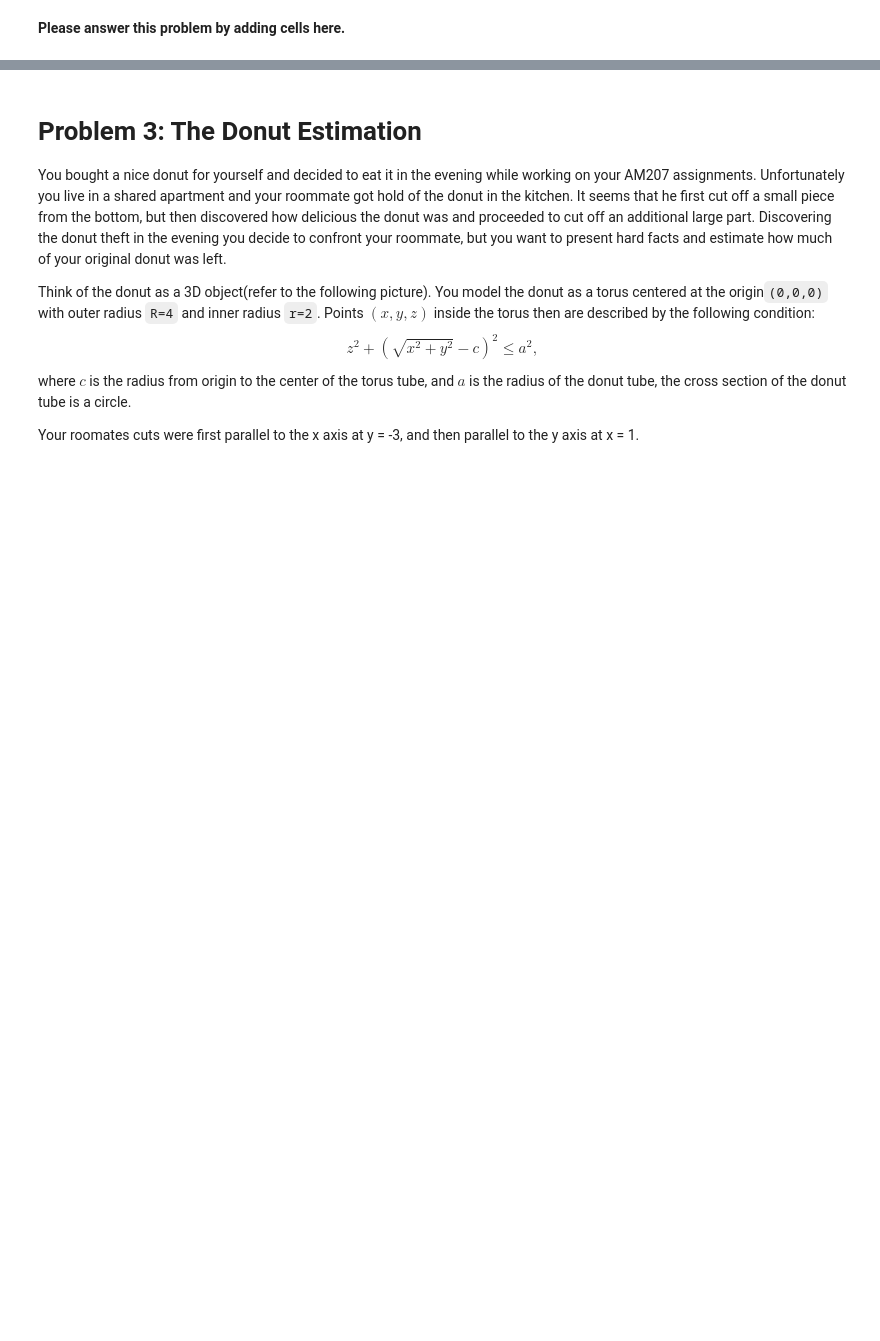
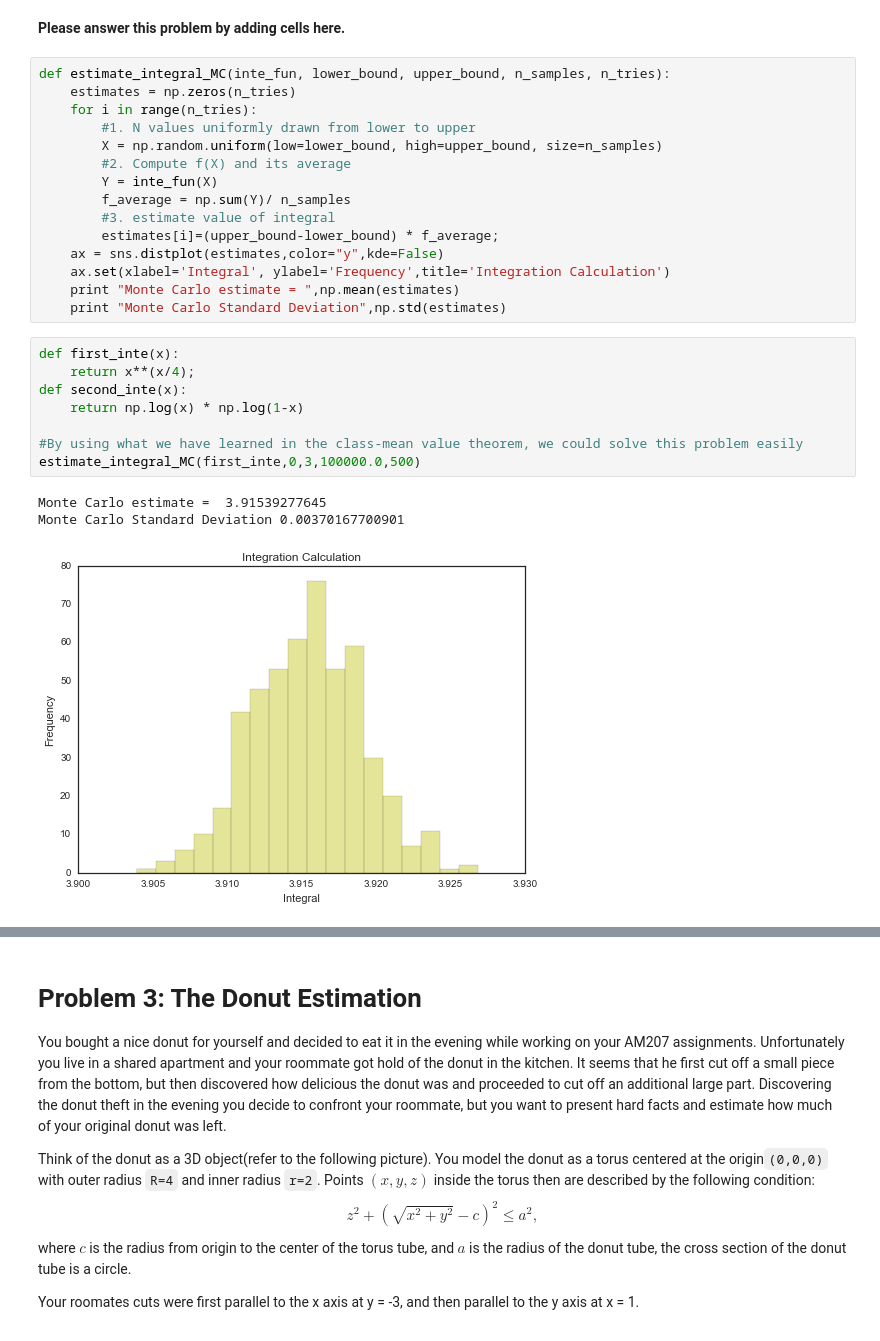
Before and after one commit to xdai1091/2016, a Jupyter notebook: Homework/AM207-Xingchi_Dai_HW1.ipynb, the cells around one changed output, grey strips where cells are left out. Saved outputs shown, nothing was run; the diff lists cells and outputs as text; blank space fills up the shorter version.

```diff
--- a/Homework/AM207-Xingchi_Dai_HW1.ipynb
+++ b/Homework/AM207-Xingchi_Dai_HW1.ipynb
@@ -64,3 +119,30 @@ Test your function by solving the following integrals:
 * $ \int_0^1 \log x \cdot \log(1-x) \,dx $.
 # %% [markdown]
 **Please answer this problem by adding cells here.**
+# %%
+def estimate_integral_MC(inte_fun, lower_bound, upper_bound, n_samples, n_tries):
+    estimates = np.zeros(n_tries)
+    for i in range(n_tries):
+        #1. N values uniformly drawn from lower to upper
+        X = np.random.uniform(low=lower_bound, high=upper_bound, size=n_samples)
+        #2. Compute f(X) and its average
+        Y = inte_fun(X)
+        f_average = np.sum(Y)/ n_samples
+        #3. estimate value of integral
+        estimates[i]=(upper_bound-lower_bound) * f_average;
+    ax = sns.distplot(estimates,color="y",kde=False)
+    ax.set(xlabel='Integral', ylabel='Frequency',title='Integration Calculation')
+    print "Monte Carlo estimate = ",np.mean(estimates)
+    print "Monte Carlo Standard Deviation",np.std(estimates)
+# %%
+def first_inte(x):
+    return x**(x/4);
+def second_inte(x):
+    return np.log(x) * np.log(1-x)
+
+#By using what we have learned in the class-mean value theorem, we could solve this problem easily
+estimate_integral_MC(first_inte,0,3,100000.0,500)
+# %% [output]
+Monte Carlo estimate =  3.91539277645
+Monte Carlo Standard Deviation 0.00370167700901
+[figure, added]
```
Also changed, not shown: parts of 33 cells of this notebook.
